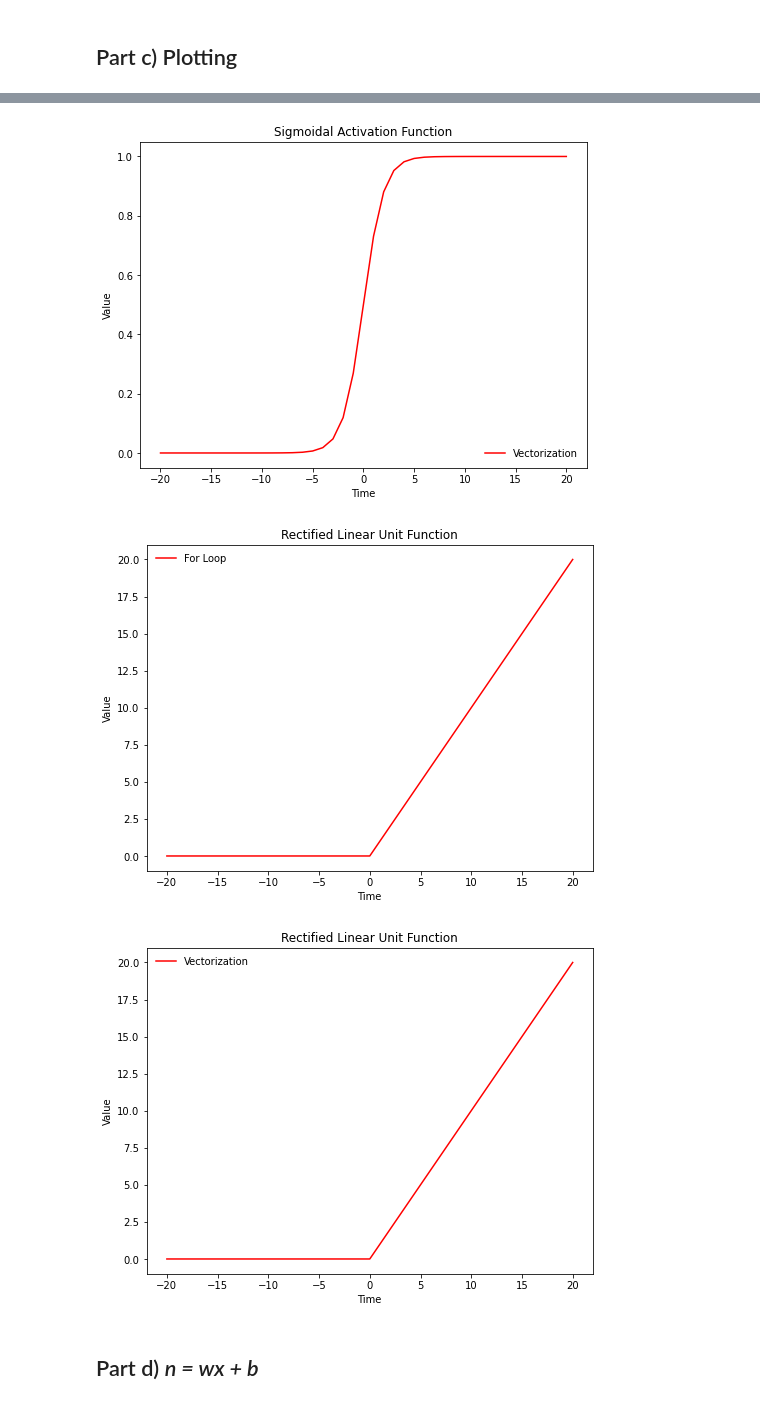
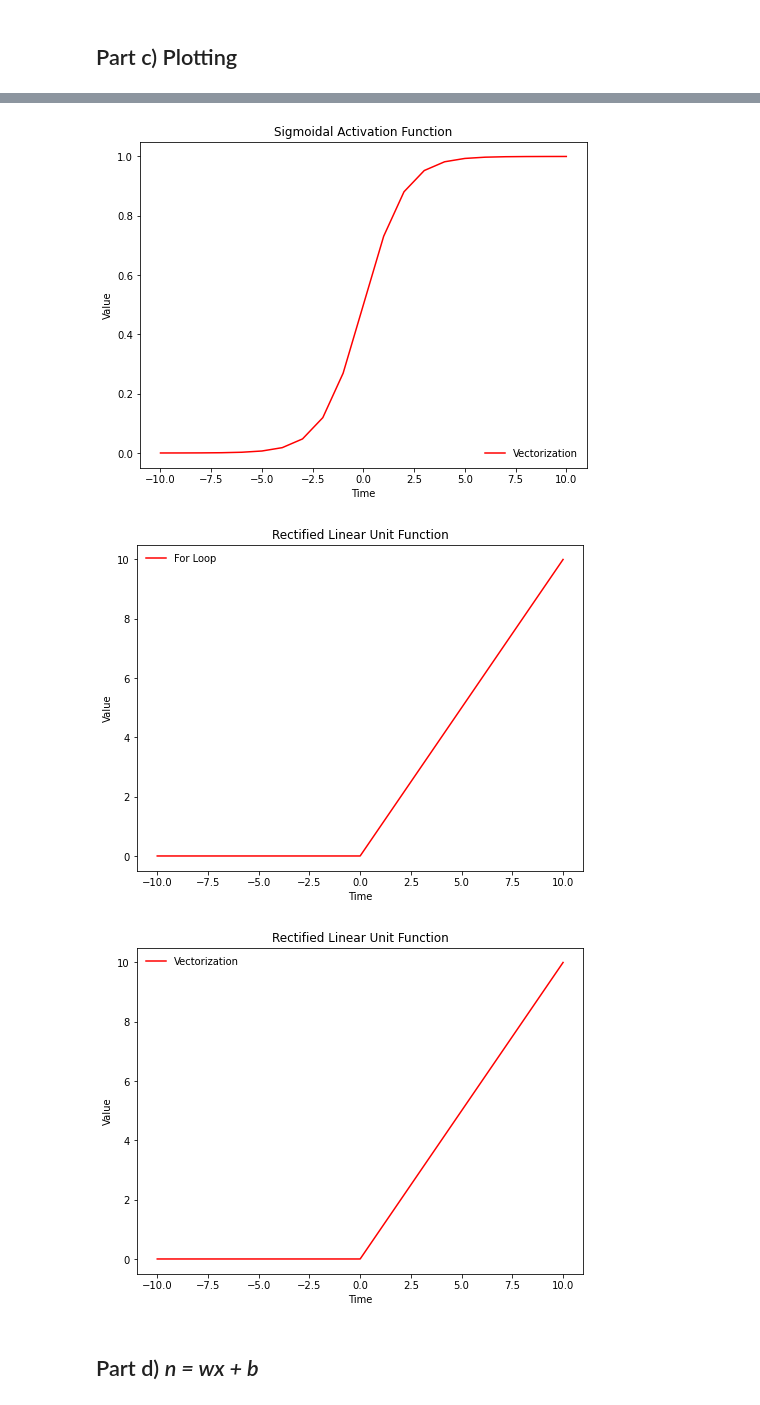
Before and after one commit to kdmalc/CompNeuro, a Jupyter notebook: NSC_HW2/HW2_NB.ipynb, the cells around one changed output, grey strips where cells are left out. Cells and saved outputs as stored; diff of their text form; code cells hidden in the pictures.

```diff
--- a/NSC_HW2/HW2_NB.ipynb
+++ b/NSC_HW2/HW2_NB.ipynb
@@ -26,28 +17,36 @@ array([ 2.71828183,  7.3890561 , 20.08553692])
 #alpha(n) = 1 / (1 + exp(-n))
 
 #One of the functions should use a for loop to fill in values of a(n).
-def alpha_for(n):
+def alpha_for(n, w=0, b=0):
+    if len(w)==1:
+        w = [1]*len(n)
     res = [0]*len(n)
     for idx, val in enumerate(n):
-        res[idx] = 1 / (1 + np.exp(-val))
+        res[idx] = 1 / (1 + np.exp(-val+b))
     return res
 
 
 #The other function should use “vectorized” operations (without a for loop) to fill in values of a(n).
-def alpha_vec(n):
-    return 1 / (1 + np.exp((-1)*np.array(n)))
+def alpha_vec(n, w=0, b=0):
+    if len(w)==1:
+        w = [1]*len(n)
+    return 1 / (1 + np.exp((-1)*np.array(n+b)))
 # %% [markdown]
 ## Part b) Basic Relu Function
 # %%
-def relu_for(n):
+def relu_for(n, w=0, b=0):
+    if len(w)==1:
+        w = [1]*len(n)
     res = [0]*len(n)
     for idx, val in enumerate(n):
-        res[idx] = val if val > 0 else 0
+        res[idx] = val-b if val > b else 0
     return res
 
 
-def relu_vec(n):
-    return [val if val > 0 else 0 for val in n]
+def relu_vec(n, w=0, b=0):
+    if len(w)==1:
+        w = [1]*len(n)
+    return [val-b if val > b else 0 for val in n]
 # %% [markdown]
 ## Part c) Plotting
 # %%
@@ -66,7 +65,7 @@ def plot_me(n,func,my_label,my_title="Descriptive Title",legend_loc="lower right
 
     plt.show()
 # %%
-n = np.arange(-20,21)
+n = np.arange(-10,11)
 
 plot_me(n, alpha_for, "For Loop", "Sigmoidal Activation Function")
 plot_me(n, alpha_vec, "Vectorization", "Sigmoidal Activation Function")
@@ -77,5 +76,5 @@ plot_me(n, relu_vec, "Vectorization", "Rectified Linear Unit Function", legend_l
-[figure, old version]
+[figure, new version]
-[figure, old version]
+[figure, new version]
-[figure, old version]
+[figure, new version]
 # %% [markdown]
 ## Part d) _n = wx + b_
```
Also changed, not shown: parts of 7 cells of this notebook.
